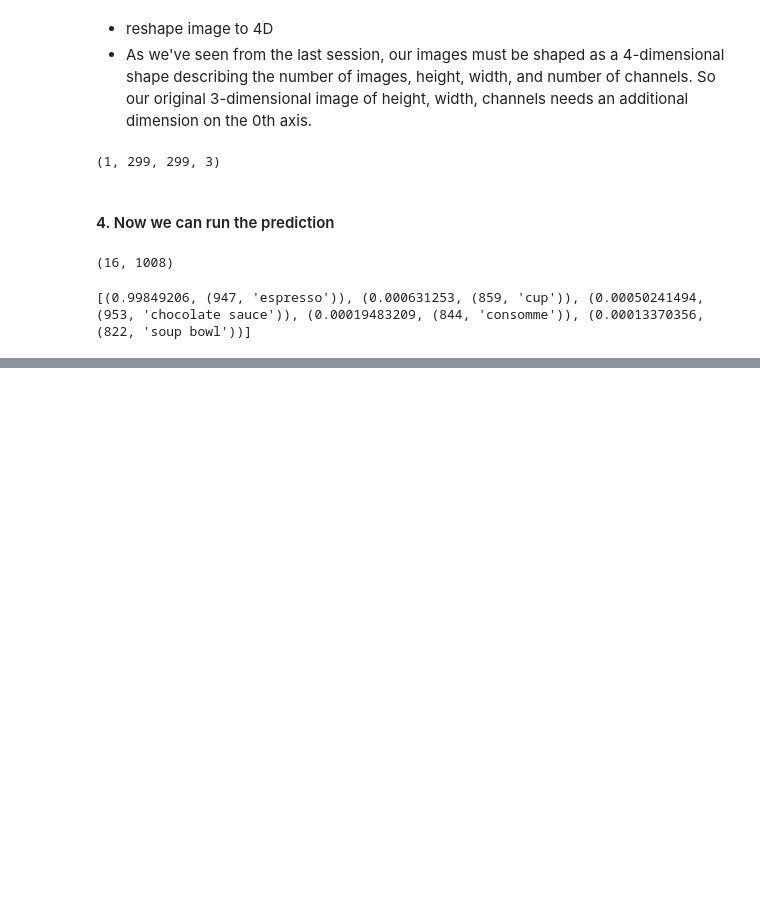
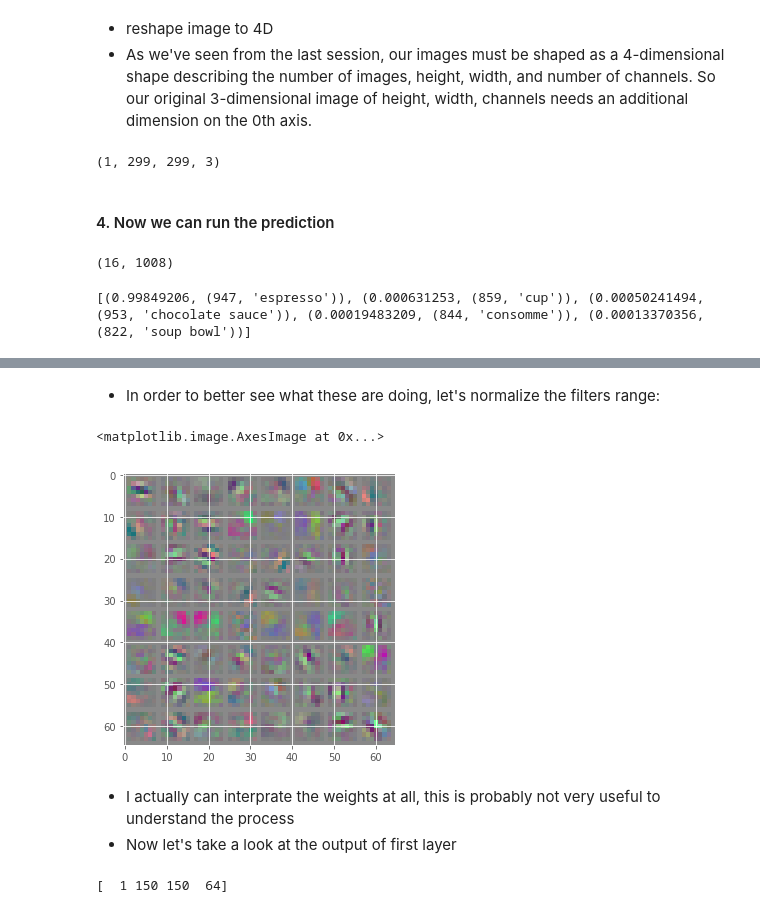
Before and after one commit to johnsonice/tensorflow, a Jupyter notebook: notebooks/4_0_deep_learning.ipynb, the cells around one changed output, grey strips where cells are left out. Cells and saved outputs as stored; diff of their text form; code cells hidden in the pictures; blank space fills up the shorter version.

```diff
--- a/notebooks/4_0_deep_learning.ipynb
+++ b/notebooks/4_0_deep_learning.ipynb
@@ -149,0 +178,20 @@ print([(res[idx], net['labels'][idx]) for idx in res.argsort()[-5:][::-1]])
+# %% [markdown]
+- In order to better see what these are doing, let's normalize the filters range:
+# %%
+np.min(Ws), np.max(Ws)
+Ws = (Ws / np.max(np.abs(Ws)) * 128 + 128).astype(np.uint8)
+plt.figure(figsize=(5,5))
+plt.imshow(Ws, interpolation='nearest')
+# %% [output]
+<matplotlib.image.AxesImage at 0x...>
+[figure, added]
+# %% [markdown]
+- I actually can interprate the weights at all, this is probably not very useful to understand the process
+- Now let's take a look at the output of first layer
+# %%
+## get the output by name
+feature = g.get_tensor_by_name('inception/conv2d0_pre_relu:0')
+layer_shape = tf.shape(feature).eval(feed_dict={x:img_4d})
+print(layer_shape)               ## after apply fileter, out picture became a 150X150X64 matrix
+# %% [output]
+[  1 150 150  64]
```
Also changed, not shown: parts of 24 cells of this notebook, 1 other file.
